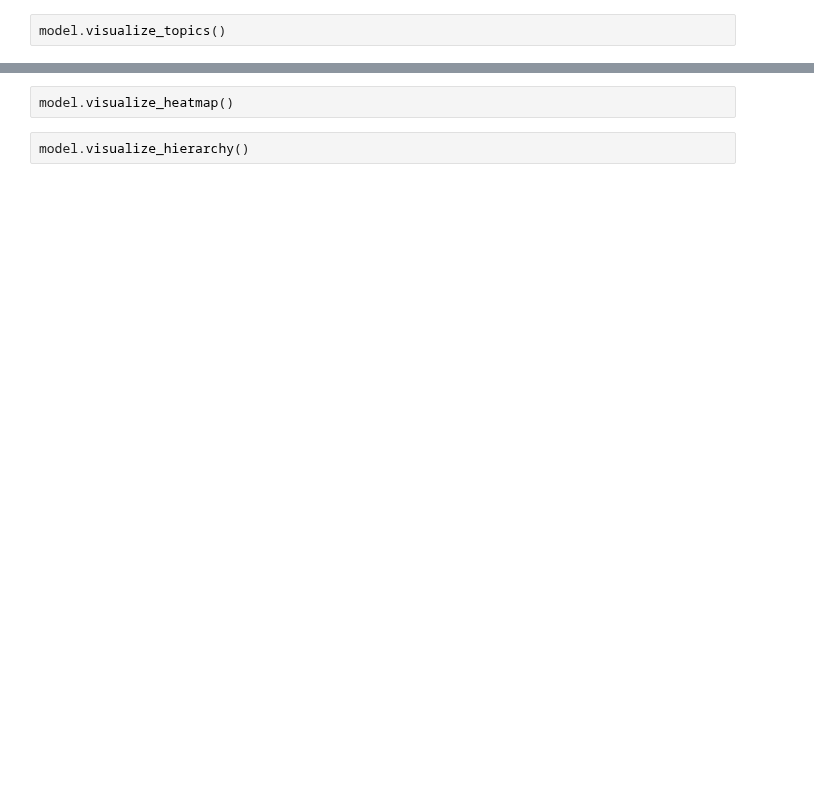
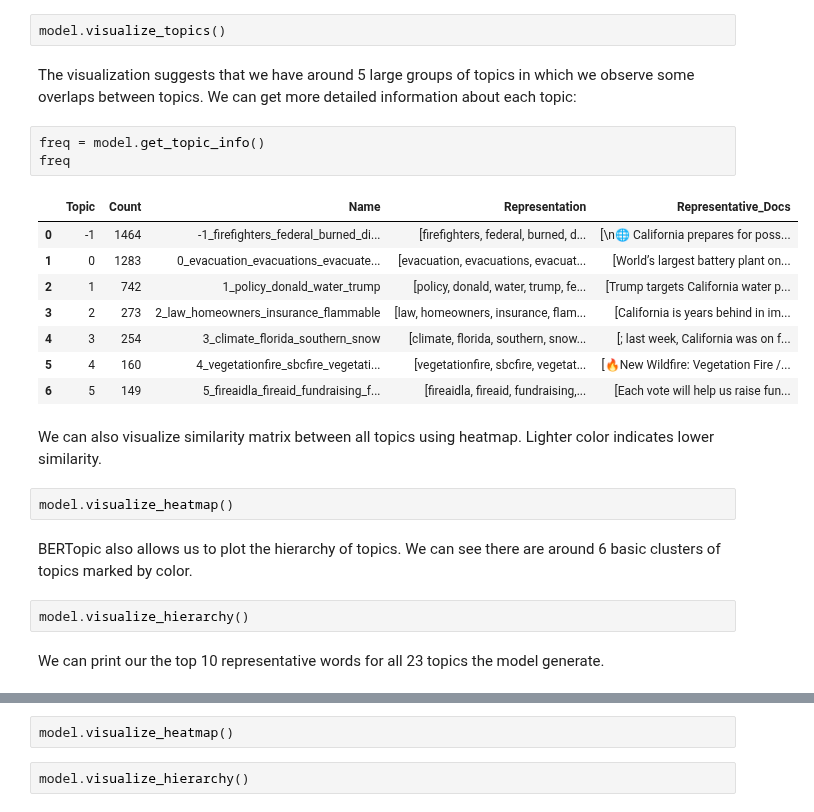
Before and after one commit to yilinx-10/final-project-last-minute, a Jupyter notebook: bluesky/bluesky BERTopic.ipynb, the cells around one changed output, grey strips where cells are left out. Saved outputs shown, nothing was run; the diff lists cells and outputs as text; blank space fills up the shorter version.

```diff
--- a/bluesky/bluesky BERTopic.ipynb
+++ b/bluesky/bluesky BERTopic.ipynb
@@ -69,2 +94,26 @@ topics, probs = model.fit_transform(docs)
 # %%
 model.visualize_topics()
+# %% [markdown]
+The visualization suggests that we have around 5 large groups of topics in which we observe some overlaps between topics. We can get more detailed information about each topic:
+# %%
+freq = model.get_topic_info()
+freq
+# %% [output]
+|  | Topic | Count | Name | Representation | Representative_Docs |
+| 0 | -1 | 1464 | -1_firefighters_federal_burned_di... | [firefighters, federal, burned, d... | [\n🌐 California prepares for poss... |
+| 1 | 0 | 1283 | 0_evacuation_evacuations_evacuate... | [evacuation, evacuations, evacuat... | [World’s largest battery plant on... |
+| 2 | 1 | 742 | 1_policy_donald_water_trump | [policy, donald, water, trump, fe... | [Trump targets California water p... |
+| 3 | 2 | 273 | 2_law_homeowners_insurance_flammable | [law, homeowners, insurance, flam... | [California is years behind in im... |
+| 4 | 3 | 254 | 3_climate_florida_southern_snow | [climate, florida, southern, snow... | [; last week, California was on f... |
+| 5 | 4 | 160 | 4_vegetationfire_sbcfire_vegetati... | [vegetationfire, sbcfire, vegetat... | [🔥New Wildfire: Vegetation Fire /... |
+| 6 | 5 | 149 | 5_fireaidla_fireaid_fundraising_f... | [fireaidla, fireaid, fundraising,... | [Each vote will help us raise fun... |
+# %% [markdown]
+We can also visualize similarity matrix between all topics using heatmap. Lighter color indicates lower similarity.
+# %%
+model.visualize_heatmap()
+# %% [markdown]
+BERTopic also allows us to plot the hierarchy of topics. We can see there are around 6 basic clusters of topics marked by color.
+# %%
+model.visualize_hierarchy()
+# %% [markdown]
+We can print our the top 10 representative words for all 23 topics the model generate.
```
Also changed, not shown: parts of 23 cells of this notebook, 1 other file.
